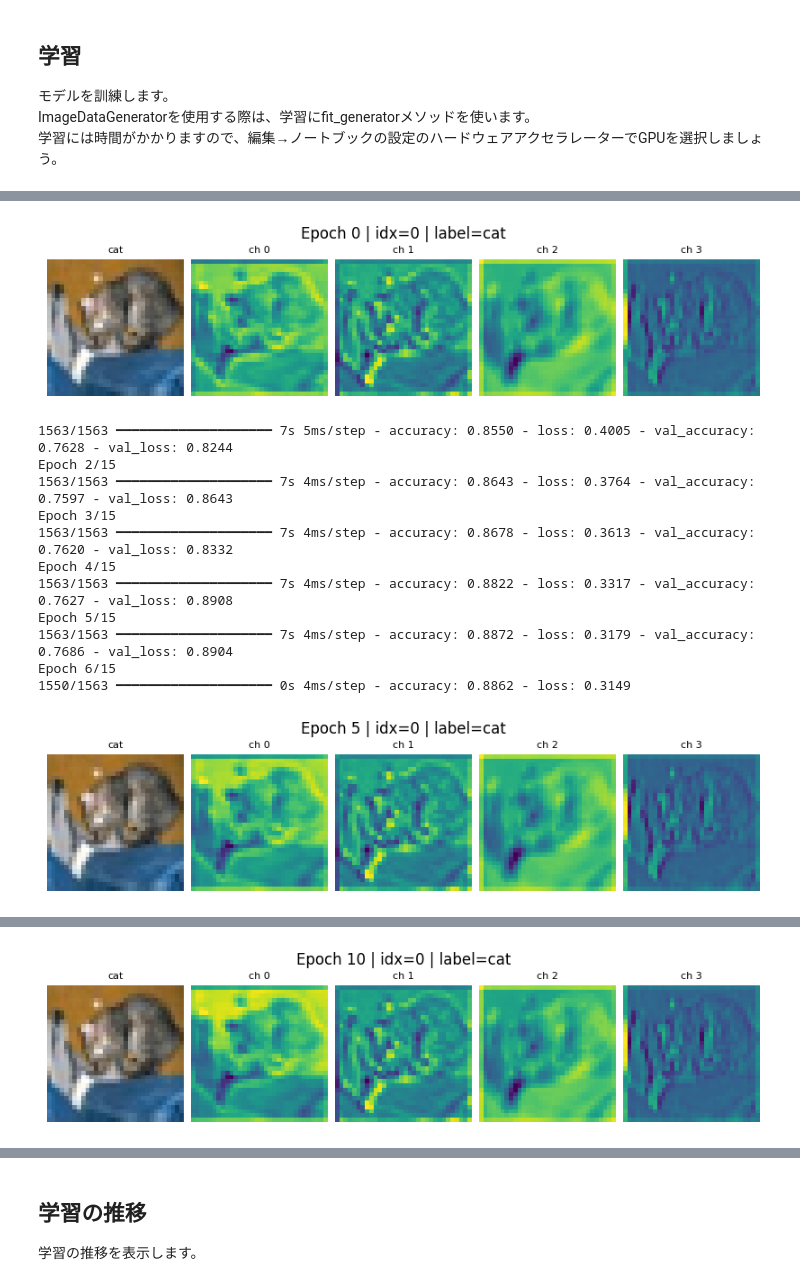
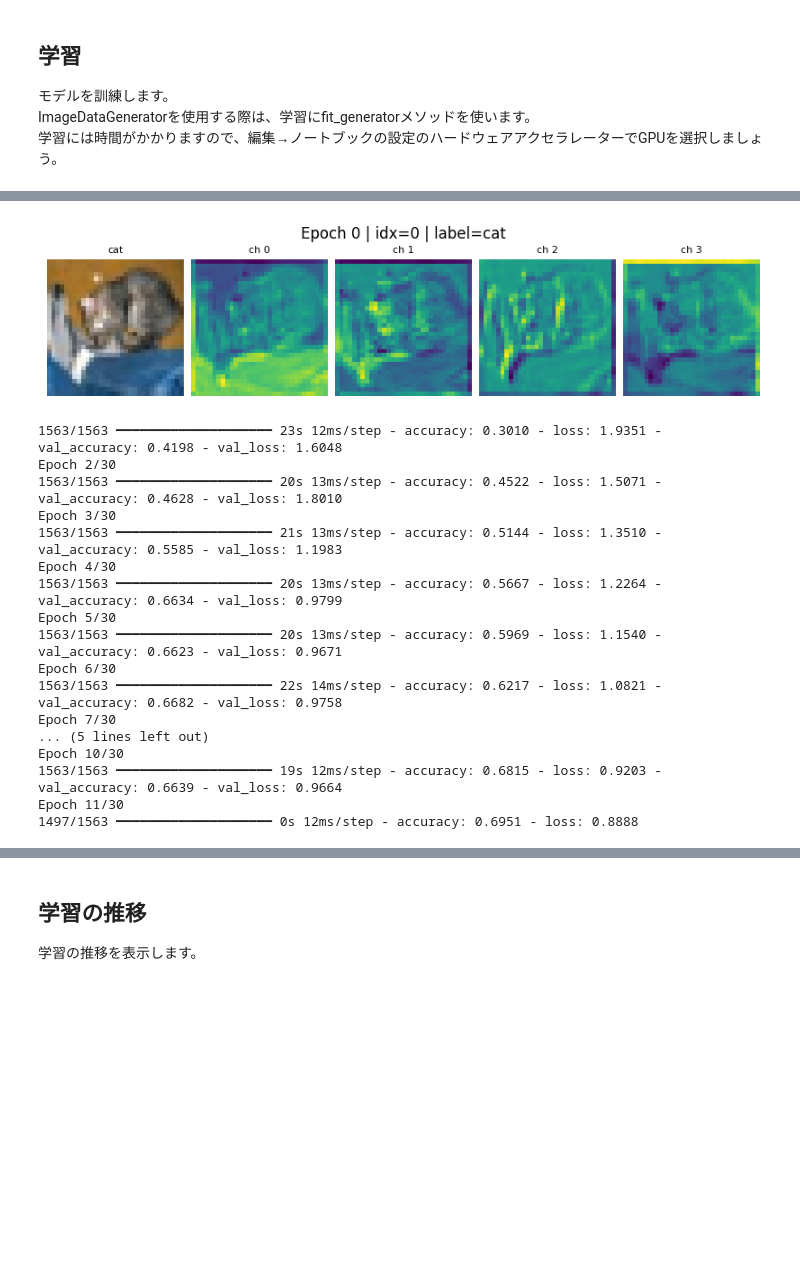
Before and after one commit to OlyKoek/MyStudy-AI-app, a Jupyter notebook: Section13/make_model.ipynb, the cells around one changed output, grey strips where cells are left out. Drawn from its saved outputs; the diff is of its cells as text; code cells hidden in the pictures; blank space fills up the shorter version.

Commit message:
update: add Data Augmentation and BatchNormalization
- add data augmentation from keras.layers
- add batchnormailzation from keras.layers

```diff
--- a/Section13/make_model.ipynb
+++ b/Section13/make_model.ipynb
@@ -70,12 +70,14 @@ dtype: uint8
 [figure]
 [figure]
 # %%
-# 前処理（float32にキャストして正規化して学習の安定化を図る）
-x_train_norm = x_train.astype("float32") / 255.0
-x_test_norm  = x_test.astype("float32") / 255.0
+# 最初に使っていたけどRandom系のkeras便利ライブラリに切り替えて、モデルの内部でaugにお任せ
 
-# データの確認
-print("x_train.shape:", x_train_norm.shape)
-print("x_train.dtype:", x_train_norm.dtype)
-print("x_train range", float(x_train_norm.min()), "->", float(x_train_norm.max()))
-print("dtype:", x_train_norm.dtype)
+# # 前処理（float32にキャストして正規化して学習の安定化を図る）
+# x_train_norm = x_train.astype("float32") / 255.0
+# x_test_norm  = x_test.astype("float32") / 255.0
+
+# # データの確認
+# print("x_train.shape:", x_train_norm.shape)
+# print("x_train.dtype:", x_train_norm.dtype)
+# print("x_train range", float(x_train_norm.min()), "->", float(x_train_norm.max()))
+# print("dtype:", x_train_norm.dtype)
@@ -112,24 +109,33 @@ t_train onehot range 0.0 -> 1.0
 ## モデルの構築
 CNNのモデルを構築します。
 # %%
+aug = Sequential([
+    Rescaling(1./255), # 画像を0-1に正規化 floatにして数値的にパラメータ分解能を上げる
+    RandomFlip("horizontal"), # 一定確率で左右反転
+    RandomRotation(0.1), # 10%程度回転させる
+    RandomZoom(0.1), # 10%程度拡大縮小
+])
+
+
 model = Sequential([
     # TensroFlowの入力引数に画像情報を設定(heig:32,width:32,channel:3)
     # batchサイズは自動とのこと。
-    Input(shape=x_train_norm.shape[1:]),
+    Input(shape=x_train.shape[1:]),
+    aug,
 
     # 畳込層の設定。
     # (3,3)ピクセル単位で周辺情報を抽出
     # same:出力のサイズを入力と同じに保つ
-    Conv2D(32, (3, 3), padding="same"), Activation("relu"),
-    Conv2D(32, (3, 3)), Activation("relu"),
+    Conv2D(32, (3, 3), padding="same"), BatchNormalization(), Activation("relu"),
+    Conv2D(32, (3, 3)), BatchNormalization(), Activation("relu"),
 
     # Poolic層
     # 特徴を圧縮して、重要情報だけを抽出する
     # 2*2の範囲で最大値を取る＝画像サイズが30->15のように圧縮される。
     MaxPooling2D(pool_size=(2, 2)),
 
-    Conv2D(64, (3, 3), padding="same"), Activation("relu"),
-    Conv2D(64, (3, 3)), Activation("relu"),
+    Conv2D(64, (3, 3), padding="same"), BatchNormalization(), Activation("relu"),
+    Conv2D(64, (3, 3)), BatchNormalization(), Activation("relu"),
     MaxPooling2D(pool_size=(2, 2)),
 
     Flatten(),
@@ -167,7 +173,7 @@ Model: "sequential"
 # %%
 def show_feature_maps(epoch, logs):
     if epoch % 10 == 0 or epoch == 0:  # 5エポックごとに表示
-        test_img = x_test_norm[:1]                         # idx=0 固定
+        test_img = x_test[:1]                         # idx=0 固定
         activations = activation_model.predict(test_img, verbose=0)
         first_layer_act = activations[0][0]                # Conv1 の特徴マップ (H, W, C)
 
@@ -196,7 +202,7 @@ ImageDataGeneratorを使用する際は、学習にfit_generatorメソッドを
 # %%
 # HP
 batch_size = 32
-epochs = 15
+epochs = 30
 
 # === 学習の可視化設定 ===
 # convの層の出力を取得
@@ -210,10 +216,10 @@ cb_feat = LambdaCallback(on_epoch_end=show_feature_maps)
 
 # === 学習 ===
 history = model.fit(
-    x_train_norm, t_train_onehot,
+    x_train, t_train_onehot,
     batch_size=batch_size,
     epochs=epochs,
-    validation_data=(x_test_norm, t_test_onehot),
+    validation_data=(x_test, t_test_onehot),
     shuffle=True,
     callbacks=[cb_feat]
 )
@@ -223,13 +229,18 @@ Epoch 1/15
-[figure, old version]
+[figure, new version]
-1563/1563 ━━━━━━━━━━━━━━━━━━━━ 7s 5ms/step - accuracy: 0.8550 - loss: 0.4005 - val_accuracy: 0.7628 - val_loss: 0.8244
-Epoch 2/15
-1563/1563 ━━━━━━━━━━━━━━━━━━━━ 7s 4ms/step - accuracy: 0.8643 - loss: 0.3764 - val_accuracy: 0.7597 - val_loss: 0.8643
-Epoch 3/15
-1563/1563 ━━━━━━━━━━━━━━━━━━━━ 7s 4ms/step - accuracy: 0.8678 - loss: 0.3613 - val_accuracy: 0.7620 - val_loss: 0.8332
-Epoch 4/15
-1563/1563 ━━━━━━━━━━━━━━━━━━━━ 7s 4ms/step - accuracy: 0.8822 - loss: 0.3317 - val_accuracy: 0.7627 - val_loss: 0.8908
-Epoch 5/15
-1563/1563 ━━━━━━━━━━━━━━━━━━━━ 7s 4ms/step - accuracy: 0.8872 - loss: 0.3179 - val_accuracy: 0.7686 - val_loss: 0.8904
-Epoch 6/15
-1550/1563 ━━━━━━━━━━━━━━━━━━━━ 0s 4ms/step - accuracy: 0.8862 - loss: 0.3149
+1563/1563 ━━━━━━━━━━━━━━━━━━━━ 23s 12ms/step - accuracy: 0.3010 - loss: 1.9351 - val_accuracy: 0.4198 - val_loss: 1.6048
+Epoch 2/30
+1563/1563 ━━━━━━━━━━━━━━━━━━━━ 20s 13ms/step - accuracy: 0.4522 - loss: 1.5071 - val_accuracy: 0.4628 - val_loss: 1.8010
+Epoch 3/30
+1563/1563 ━━━━━━━━━━━━━━━━━━━━ 21s 13ms/step - accuracy: 0.5144 - loss: 1.3510 - val_accuracy: 0.5585 - val_loss: 1.1983
+Epoch 4/30
+1563/1563 ━━━━━━━━━━━━━━━━━━━━ 20s 13ms/step - accuracy: 0.5667 - loss: 1.2264 - val_accuracy: 0.6634 - val_loss: 0.9799
+Epoch 5/30
+1563/1563 ━━━━━━━━━━━━━━━━━━━━ 20s 13ms/step - accuracy: 0.5969 - loss: 1.1540 - val_accuracy: 0.6623 - val_loss: 0.9671
+Epoch 6/30
+1563/1563 ━━━━━━━━━━━━━━━━━━━━ 22s 14ms/step - accuracy: 0.6217 - loss: 1.0821 - val_accuracy: 0.6682 - val_loss: 0.9758
+Epoch 7/30
+... (5 lines left out)
+Epoch 10/30
+1563/1563 ━━━━━━━━━━━━━━━━━━━━ 19s 12ms/step - accuracy: 0.6815 - loss: 0.9203 - val_accuracy: 0.6639 - val_loss: 0.9664
+Epoch 11/30
+1497/1563 ━━━━━━━━━━━━━━━━━━━━ 0s 12ms/step - accuracy: 0.6951 - loss: 0.8888
-[figure, removed]
@@ -247 +246,0 @@ Epoch 11/15
-[figure, removed]
```
Also changed, not shown: parts of 5 cells of this notebook.
